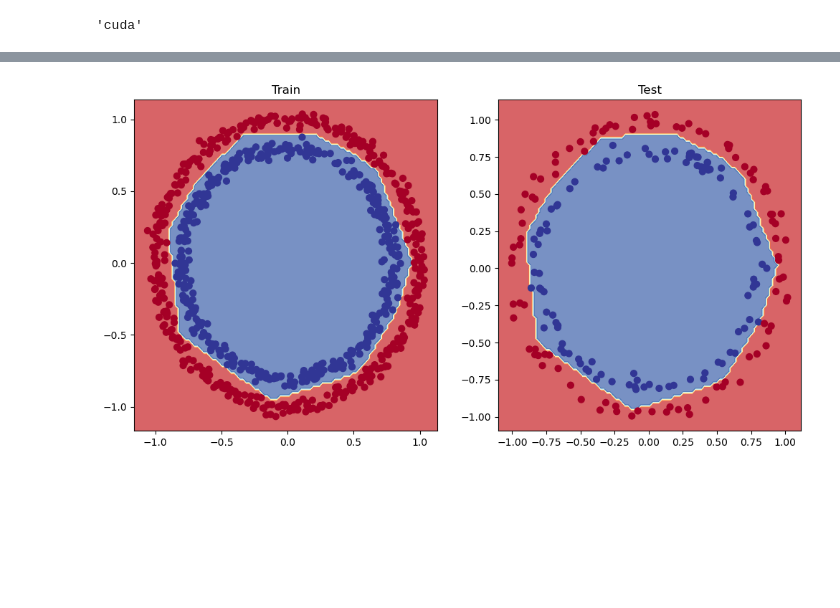
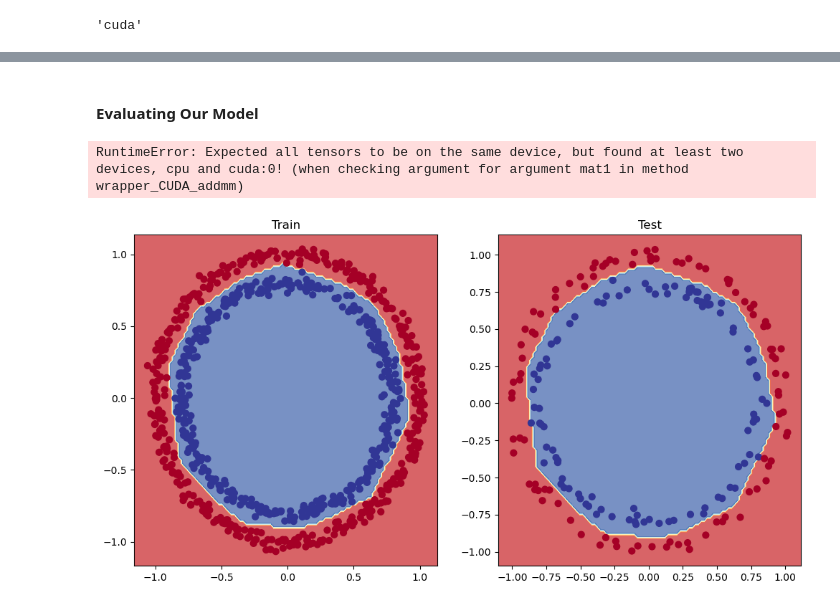
Before and after one commit to HenryGunadi/learn_deep_learning, a Jupyter notebook: notebooks/pytorch_classification.ipynb, the cells around one changed output, grey strips where cells are left out. Saved outputs shown, nothing was run; the diff lists cells and outputs as text; code cells hidden in the pictures; blank space fills up the shorter version.

```diff
--- a/notebooks/pytorch_classification.ipynb
+++ b/notebooks/pytorch_classification.ipynb
@@ -336,7 +336,7 @@ https://github.com/mrdbourke/pytorch-deep-learning/blob/main/helper_functions.py
 import requests
 from pathlib import Path
 
-if Path("helper_functions.py").is_file():
+if Path("../utils/helper_functions.py").is_file():
     print("helper functions.py already exists")
 else:
     print("Download helper_functions.py")
@@ -344,6 +344,4 @@ else:
 
     with open("../utils/helper_functions.py", "wb") as f:
         f.write(request.content)
-
-from helper_functions import plot_predictions, plot_decision_boundary
 # %% [output]
@@ -592,13 +608,22 @@ Epoch : 9600 | Loss : 0.00, Acc : 100.00% | Test Loss: 0.01 | Test acc: 99.5
 Epoch : 9700 | Loss : 0.00, Acc : 100.00% | Test Loss: 0.01 | Test acc: 99.5
 Epoch : 9800 | Loss : 0.00, Acc : 100.00% | Test Loss: 0.01 | Test acc: 99.5
 Epoch : 9900 | Loss : 0.00, Acc : 100.00% | Test Loss: 0.01 | Test acc: 99.5
+# %% [markdown]
+#### Evaluating Our Model
+# %%
+model_2.eval()
+with torch.inference_mode():
+    y_preds = torch.round(torch.sigmoid(model_2(X_test))).squeeze()
+y_preds[:10], y_train[:10]
+# %% [output]
+RuntimeError: Expected all tensors to be on the same device, but found at least two devices, cpu and cuda:0! (when checking argument for argument mat1 in method wrapper_CUDA_addmm)
 # %%
 plt.figure(figsize=(12, 6))
 plt.subplot(1, 2, 1)
 plt.title("Train")
-plot_decision_boundary(model_2, X_train, y_train)
+helper_functions.plot_decision_boundary(model_2, X_train, y_train)
 plt.subplot(1, 2, 2)
 plt.title("Test")
-plot_decision_boundary(model_2, X_test, y_test)
+helper_functions.plot_decision_boundary(model_2, X_test, y_test)
 # %% [output]
-[figure, old version]
+[figure, new version]
```
Also changed, not shown: parts of 7 cells of this notebook, 2 other files.
